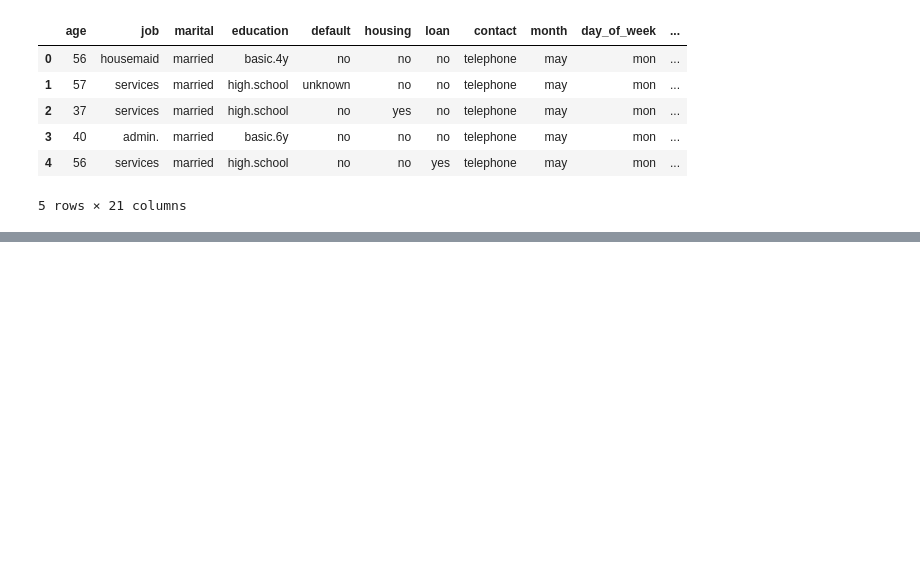
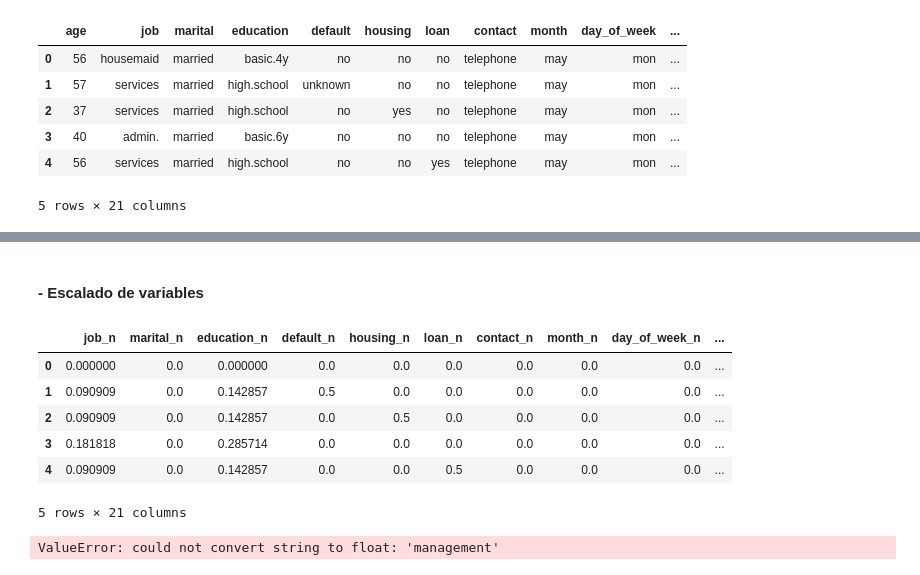
Before and after one commit to Pilizmt/logistic-regression-project-tutorial-pilarzarco, a Jupyter notebook: Bank.ipynb, the cells around one changed output, grey strips where cells are left out. Cells and saved outputs as stored; diff of their text form; code cells hidden in the pictures; blank space fills up the shorter version.

Commit message:
scaler

```diff
--- a/Bank.ipynb
+++ b/Bank.ipynb
@@ -107,0 +237,48 @@ plt.show()
+# %% [markdown]
+#### - Escalado de variables
+# %%
+# Min-Max scaler
+
+from sklearn.preprocessing import MinMaxScaler
+
+bank_df["job_n"] = pd.factorize(bank_df["job"])[0]
+bank_df["marital_n"] = pd.factorize(bank_df["marital"])[0]
+bank_df["education_n"] = pd.factorize(bank_df["education"])[0]
+bank_df["default_n"] = pd.factorize(bank_df["default"])[0]
+bank_df["housing_n"] = pd.factorize(bank_df["housing"])[0]
+bank_df["loan_n"] = pd.factorize(bank_df["loan"])[0]
+bank_df["contact_n"] = pd.factorize(bank_df["contact"])[0]
+bank_df["month_n"] = pd.factorize(bank_df["month"])[0]
+bank_df["day_of_week_n"] = pd.factorize(bank_df["day_of_week"])[0]
+bank_df["poutcome_n"] = pd.factorize(bank_df["poutcome"])[0]
+bank_df["y_n"] = pd.factorize(bank_df["y"])[0]
+num_variables = ["job_n", "marital_n", "education_n", "default_n", "housing_n", "loan_n", "contact_n", "month_n", "day_of_week_n", "poutcome_n",
+                 "age", "duration", "campaign", "pdays", "previous", "emp.var.rate", "cons.price.idx", "cons.conf.idx", "euribor3m", "nr.employed", "y_n"]
+
+scaler = MinMaxScaler()
+scal_features = scaler.fit_transform(bank_df[num_variables])
+bank_df_scal = pd.DataFrame(scal_features, index = bank_df.index, columns = num_variables)
+bank_df_scal.head()
+# %% [output]
+|  | job_n | marital_n | education_n | default_n | housing_n | loan_n | contact_n | month_n | day_of_week_n | ... |
+| 0 | 0.000000 | 0.0 | 0.000000 | 0.0 | 0.0 | 0.0 | 0.0 | 0.0 | 0.0 | ... |
+| 1 | 0.090909 | 0.0 | 0.142857 | 0.5 | 0.0 | 0.0 | 0.0 | 0.0 | 0.0 | ... |
+| 2 | 0.090909 | 0.0 | 0.142857 | 0.0 | 0.5 | 0.0 | 0.0 | 0.0 | 0.0 | ... |
+| 3 | 0.181818 | 0.0 | 0.285714 | 0.0 | 0.0 | 0.0 | 0.0 | 0.0 | 0.0 | ... |
+| 4 | 0.090909 | 0.0 | 0.142857 | 0.0 | 0.0 | 0.5 | 0.0 | 0.0 | 0.0 | ... |
+5 rows × 21 columns
+# %%
+from sklearn.preprocessing import MinMaxScaler
+
+scaler = MinMaxScaler()
+scaler.fit(X_train)
+
+X_train_scal = scaler.transform(X_train)
+X_train_scal = pd.DataFrame(X_train_scal, index = X_train.index, columns = num_variables)
+
+X_test_scal = scaler.transform(X_test)
+X_test_scal = pd.DataFrame(X_test_scal, index = X_test.index, columns = num_variables)
+
+X_train_scal.head()
+# %% [output]
+ValueError: could not convert string to float: 'management'
```
Also changed, not shown: parts of 28 cells of this notebook.
